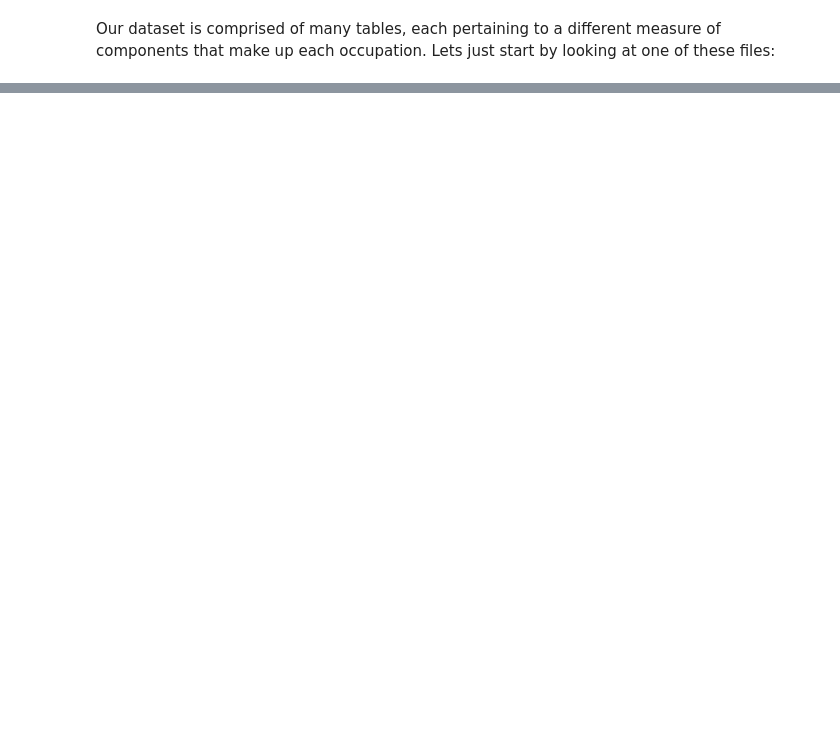
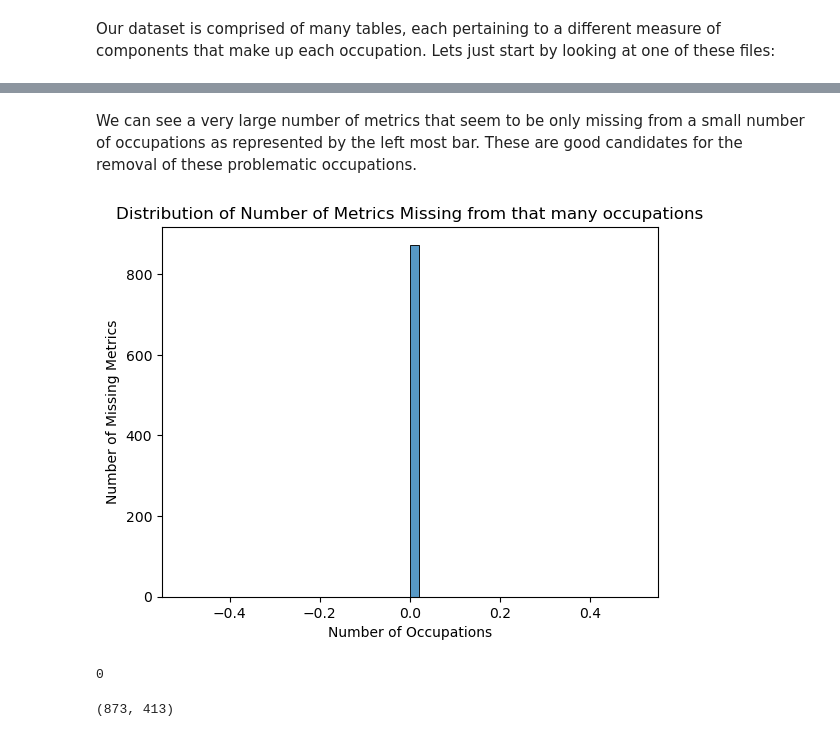
Before and after one commit to jasondetaylor/Occupational_Map_WIP, a Jupyter notebook: Occupational Map.ipynb, the cells around one changed output, grey strips where cells are left out. Cells and saved outputs as stored; diff of their text form; code cells hidden in the pictures; blank space fills up the shorter version.

```diff
--- a/Occupational Map.ipynb
+++ b/Occupational Map.ipynb
@@ -99,0 +160,16 @@ df_pivoted.head()
+# %% [markdown]
+We can see a very large number of metrics that seem to be only missing from a small number of occupations as represented by the left most bar. These are good candidates for the removal of these problematic occupations.
+# %%
+df_cleaned2 = drop_missing_values(df = df_cleaned1, axis = 1, min_missing_values = 50)
+# replot dist
+missing_values_hist_plot(df_cleaned2, bins = 50, axis = 1)
+# %% [output]
+[figure, added]
+# %%
+df_cleaned2.isna().sum().sum()
+# %% [output]
+0
+# %%
+df_cleaned2.shape
+# %% [output]
+(873, 413)
```
Also changed, not shown: parts of 33 cells of this notebook.
